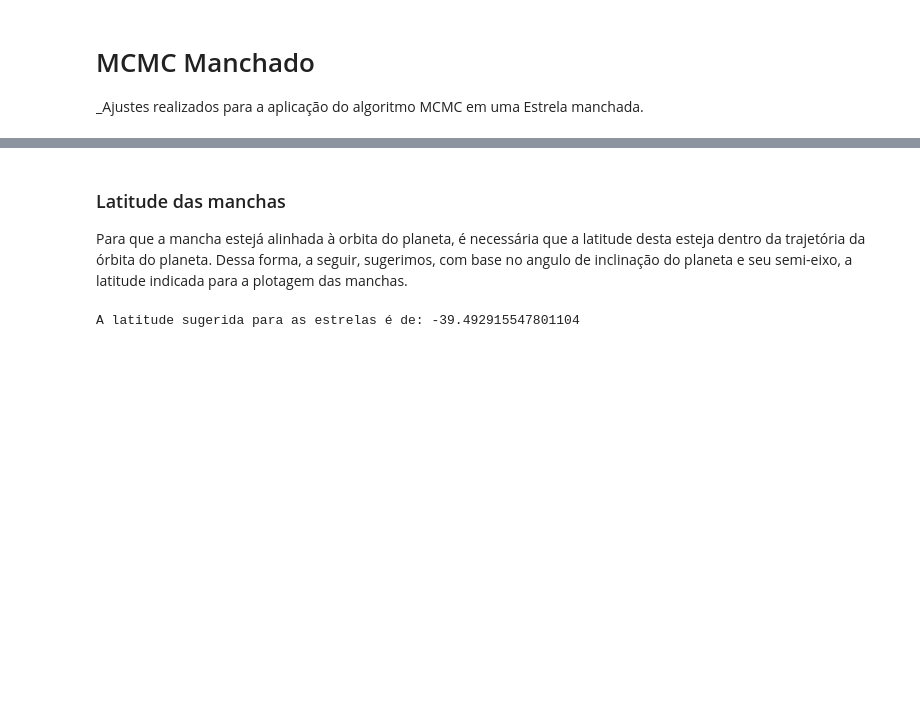
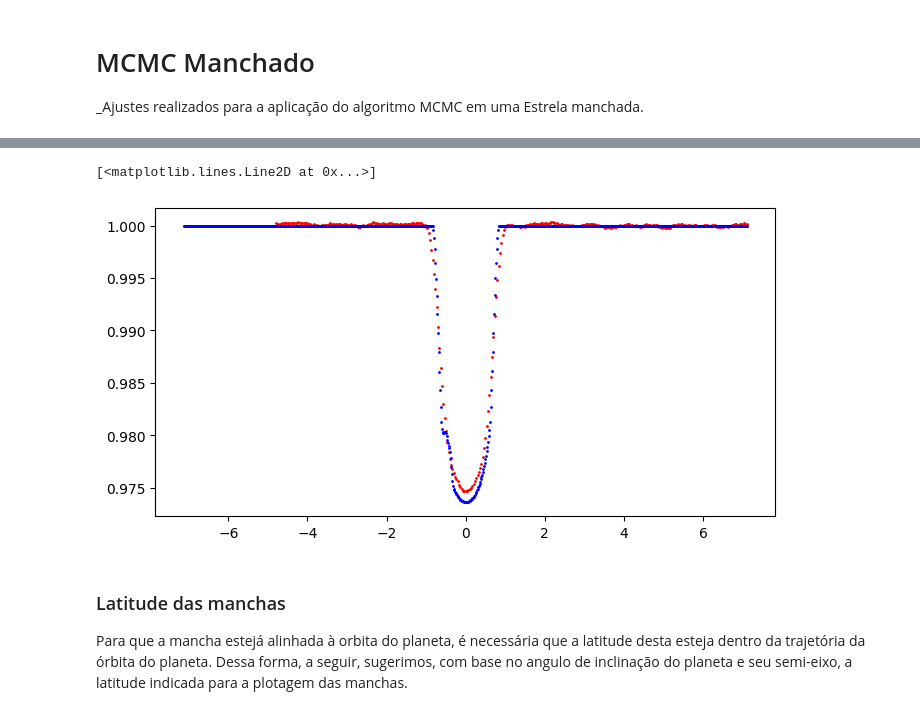
Before and after one commit to Transit-Model-CRAAM/eclipse-model-CME, a Jupyter notebook: Eclipse/main.ipynb, the cells around one changed output, grey strips where cells are left out. Drawn from its saved outputs; the diff is of its cells as text; code cells hidden in the pictures; blank space fills up the shorter version.

```diff
--- a/Eclipse/main.ipynb
+++ b/Eclipse/main.ipynb
@@ -259,11 +245,20 @@ A latitude sugerida para que a mancha influencie na curva de luz da estrela é:
+# %%
+# COM ESCOLHA DE TRÂNSITO
+selectedTransit = 5 #transito selecionado
+time_phased, smoothed_LC = tratamento.select_transit_smooth(selectedTransit)
+
+plt.rcParams['figure.figsize']= 8, 4
+graf1,ax = plt.subplots()
+
+
+ax.plot(time_phased, smoothed_LC, "r.", ms = 2)
+ax.plot(ts_model, eclipse.getCurvaLuz(), "b.", ms = 2)
+# %% [output]
+[<matplotlib.lines.Line2D at 0x...>]
+[figure, added]
 # %% [markdown]
 ### Latitude das manchas
 Para que a mancha estejá alinhada à orbita do planeta, é necessária que a latitude desta esteja dentro da trajetória da órbita do planeta. Dessa forma, a seguir, sugerimos, com base no angulo de inclinação do planeta e seu semi-eixo, a latitude indicada para a plotagem das manchas.
-# %%
-latsugerida = calculaLat(semiEixoRaioStar,angulo_inclinacao)
-print("A latitude sugerida para as estrelas é de:", latsugerida)
-# %% [output]
-A latitude sugerida para as estrelas é de: -39.492915547801104
 # %%
 nwalkers = 50
 niter = 30
```
Also changed, not shown: parts of 17 cells of this notebook, 1 other file.
